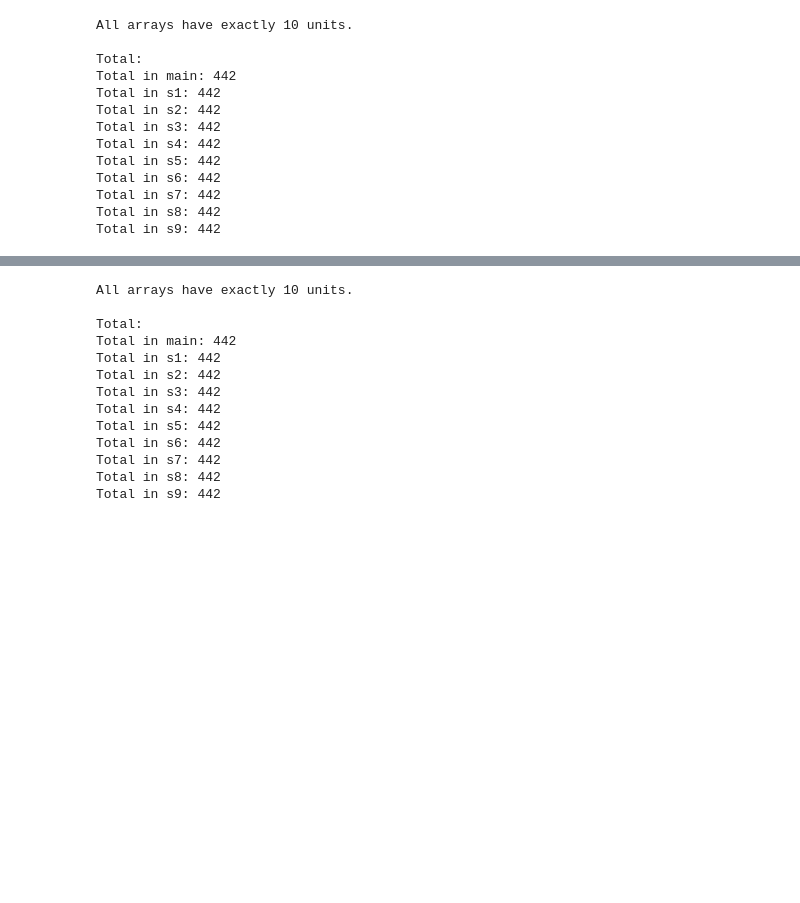
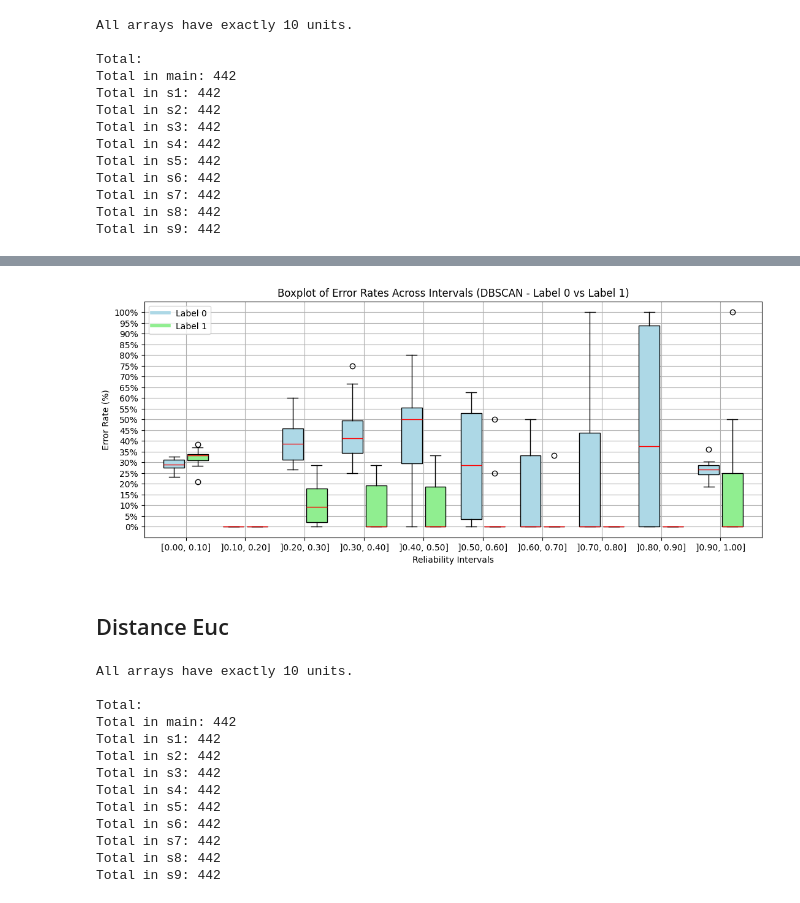
Before and after one commit to Oak10/pointwise-benchmark, a Jupyter notebook: samples_9/results.ipynb, the cells around one changed output, grey strips where cells are left out. Drawn from its saved outputs; the diff is of its cells as text; code cells hidden in the pictures; blank space fills up the shorter version.

```diff
--- a/samples_9/results.ipynb
+++ b/samples_9/results.ipynb
@@ -201 +357,19 @@ Total in s9: 442
+# %%
+# Label 0
+all_intervals_error_0 = list(zip(
+    main_dbscan_error_0, s1_dbscan_error_0, s2_dbscan_error_0, s3_dbscan_error_0,
+    s4_dbscan_error_0, s5_dbscan_error_0, s6_dbscan_error_0, s7_dbscan_error_0,
+    s8_dbscan_error_0, s9_dbscan_error_0))
+
+# Label 1
+all_intervals_error_1 = list(zip(
+    main_dbscan_error_1, s1_dbscan_error_1, s2_dbscan_error_1, s3_dbscan_error_1,
+    s4_dbscan_error_1, s5_dbscan_error_1, s6_dbscan_error_1, s7_dbscan_error_1,
+    s8_dbscan_error_1, s9_dbscan_error_1))
+
+plot_boxplot_intervals_error_rate(all_intervals_error_0, all_intervals_error_1, "DBSCAN")
+# %% [output]
+[figure, added]
+# %% [markdown]
+## Distance Euc
 # %%
```
Also changed, not shown: parts of 16 cells of this notebook.
